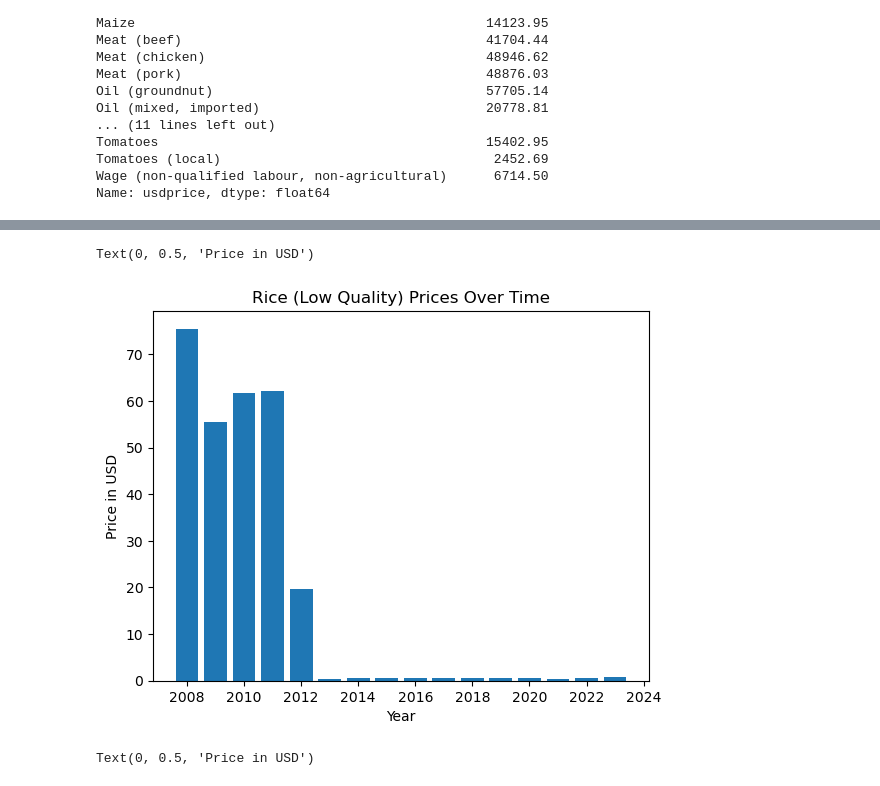
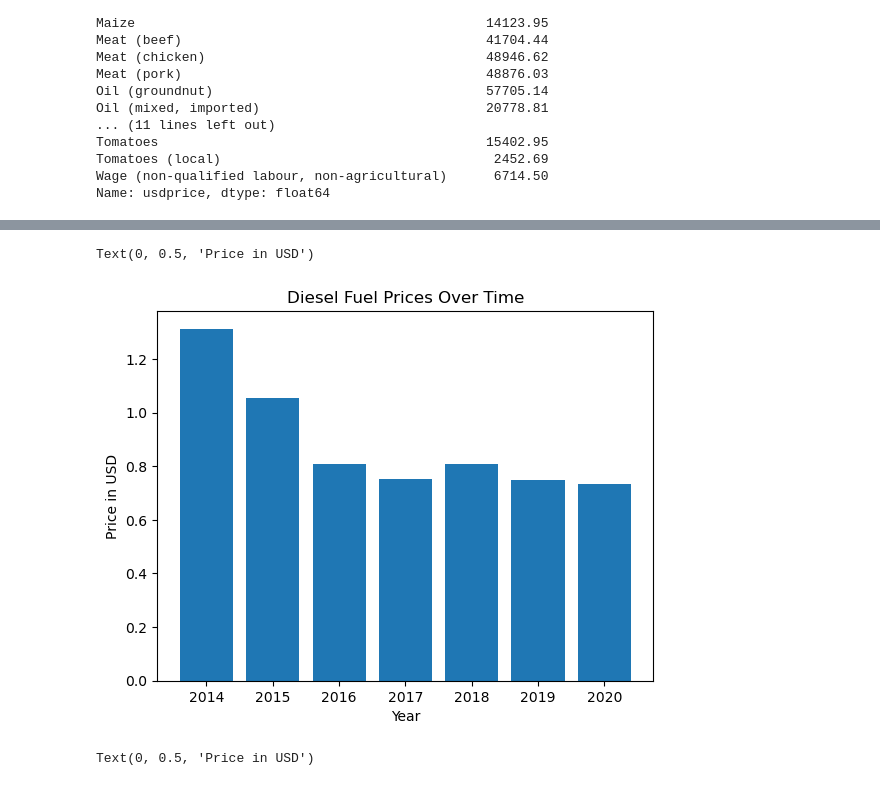
Before and after one commit to cat-mang/Myanmar_Food, a Jupyter notebook: notebooks/eda.ipynb, the cells around one changed output, grey strips where cells are left out. Saved outputs shown, nothing was run; the diff lists cells and outputs as text; code cells hidden in the pictures.

Commit message:
Commodities Over Time

```diff
--- a/notebooks/eda.ipynb
+++ b/notebooks/eda.ipynb
@@ -253,0 +270,22 @@ coup_df = myanmar_riceLQ_df[year_df]
+# %%
+#Boolean Masks for Commodities
+#Function This
+
+#Fuel (diesel)
+fuel_only = food_df['commodity'] == 'Fuel (diesel)'
+fuel_df = food_df[fuel_only]
+#Oil (palm)
+oil_only = food_df['commodity'] == 'Oil (palm)'
+oil_df = food_df[oil_only]
+#Meat (pork)
+meat_only = food_df['commodity'] == 'Meat (pork)'
+meat_df = food_df[meat_only]
+#Onions
+onions_only = (food_df['commodity'] == 'Onions (local)') | (food_df['commodity'] == 'Onions')
+onions_df = food_df[onions_only]
+# #Rice High Quality
+# riceHQ_only = food_df['commodity'] == 'Rice (high quality)'
+# myanmar_riceHQ_df = food_df[riceHQ_only]
+#Rice Low Quality
+riceLQ_only = food_df['commodity'] == 'Rice (low quality)'
+riceLQ_df = food_df[riceLQ_only]
@@ -253,0 +334,3 @@ coup_df = myanmar_riceLQ_df[year_df]
+# %%
+#Group By Year
+fuel_year = fuel_df.groupby('year').mean('usdprice')
@@ -295,13 +496,13 @@ coup_rice.head()
 # %%
 fig, ax = plt.subplots()
 
-ax.bar(rice_by_year.index, rice_by_year['usdprice'])
-ax.set_title("Rice (Low Quality) Prices Over Time")
+ax.bar(fuel_year.index, fuel_year['usdprice'])
+ax.set_title("Diesel Fuel Prices Over Time")
 ax.set_xlabel("Year")
 ax.set_ylabel("Price in USD")
 # %% [output]
 Text(0, 0.5, 'Price in USD')
-[figure, old version]
+[figure, new version]
 # %%
 fig, ax = plt.subplots()
 
```
Also changed, not shown: parts of 25 cells of this notebook, 10 other files.
